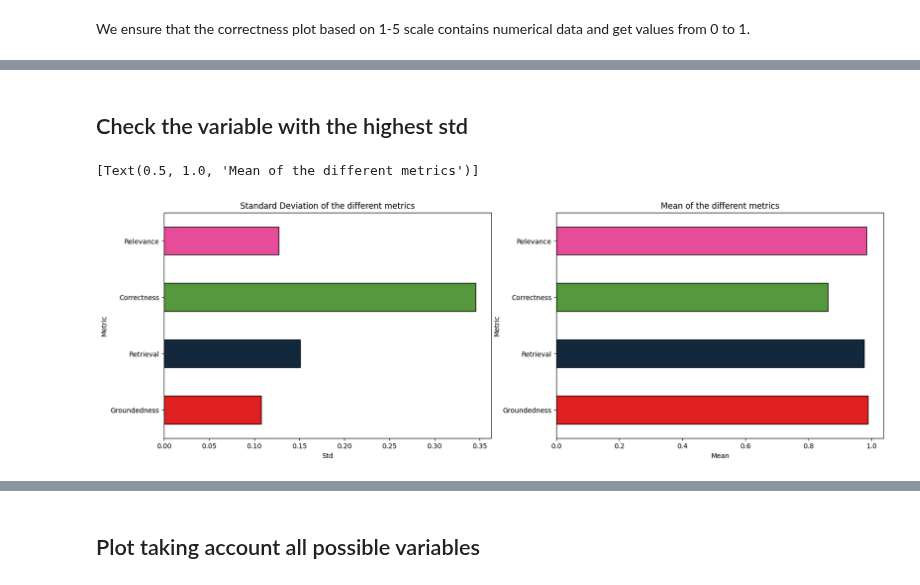
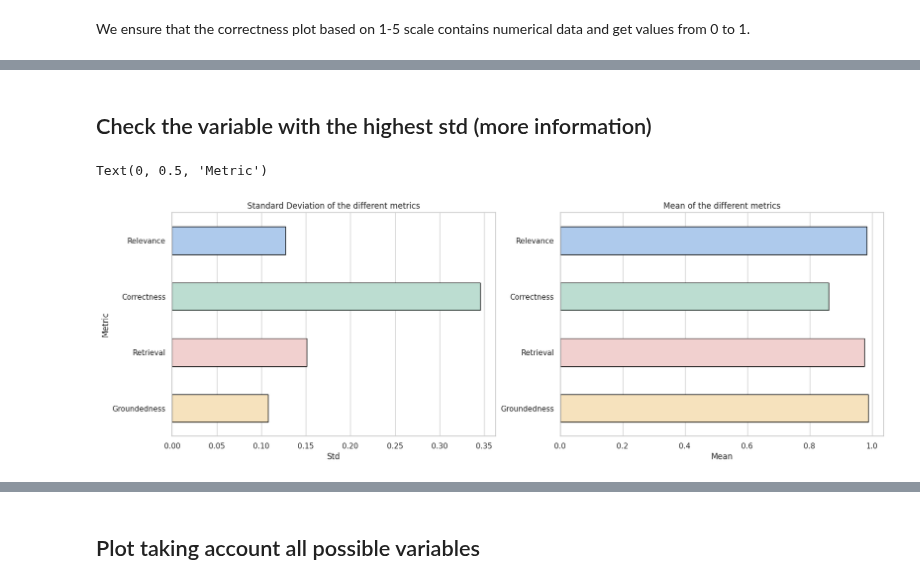
Before and after one commit to antparleo/RAG, a Jupyter notebook: 03_plots.ipynb, the cells around one changed output, grey strips where cells are left out. Drawn from its saved outputs; the diff is of its cells as text; code cells hidden in the pictures.

```diff
--- a/03_plots.ipynb
+++ b/03_plots.ipynb
@@ -17,7 +19,7 @@ with open("./output_bench/benchmark.pkl","rb") as f:
 # %% [markdown]
 ### Data
 # %%
-with open("./evaluation/evaluation_final.pkl","rb") as f:
+with open("./evaluation/evaluation.pkl","rb") as f:
         list_dataframes = pkl.load(f)
 # %%
 toplots = []
@@ -76,21 +47,22 @@ toplot_final.groupby(['Embedding_Model','NumberofDocuments','Recursive','Chunk_s
 # %% [markdown]
-## Check the variable with the highest std
+## Check the variable with the highest std (more information)
 # %%
-palette = {'Relevance': "#ff3399", 'Correctness': "#4ea72e", 'Retrieval': "#0e2841", 'Groundedness': "#ff0000"}
+palette = {'Relevance': "#a3c9f7", 'Correctness': "#b6e2d3", 'Retrieval': "#f7cac9", 'Groundedness': "#ffe5b4"}
 
 fig, ax = plt.subplots(1,2, figsize=(19,6))
 
 plot_std = pd.DataFrame({ "Metric" : ["Relevance","Correctness","Retrieval","Groundedness"],
               "Std": [float(toplot_final['Relevance'].std()),float(toplot_final['Correctness'].std()),float(toplot_final['Retrieval'].std()),float(toplot_final['Groundedness'].std())],
               "Mean" : [float(toplot_final['Relevance'].mean()),float(toplot_final['Correctness'].mean()),float(toplot_final['Retrieval'].mean()),float(toplot_final['Groundedness'].mean())]
 })
 
 
 sns.barplot(data=plot_std, y = "Metric", x = "Std", palette=palette, hue="Metric", edgecolor = "Black", ax=ax[0], width=0.5).set(title='Standard Deviation of the different metrics')
 sns.barplot(data=plot_std, y = "Metric", x = "Mean", palette=palette, hue="Metric", edgecolor = "Black", ax=ax[1], width=0.5).set(title='Mean of the different metrics')
+ax[1].set_ylabel('Metric',visible=False)
 # %% [output]
-[Text(0.5, 1.0, 'Mean of the different metrics')]
+Text(0, 0.5, 'Metric')
-[figure, old version]
+[figure, new version]
 # %%
 plot_box = pd.DataFrame({ "Metric" : ["Relevance","Correctness","Retrieval","Groundedness"],
               "Std": [float(toplot_final['Relevance'].std()),float(toplot_final['Correctness'].std()),float(toplot_final['Retrieval'].std()),float(toplot_final['Groundedness'].std())],
```
Also changed, not shown: parts of 15 cells of this notebook, 3 other files.
